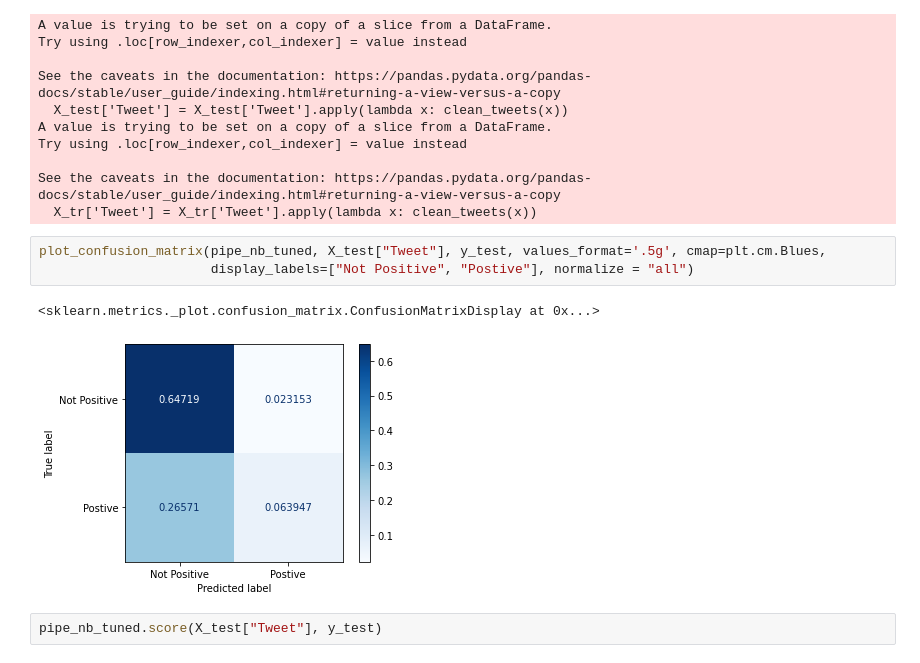
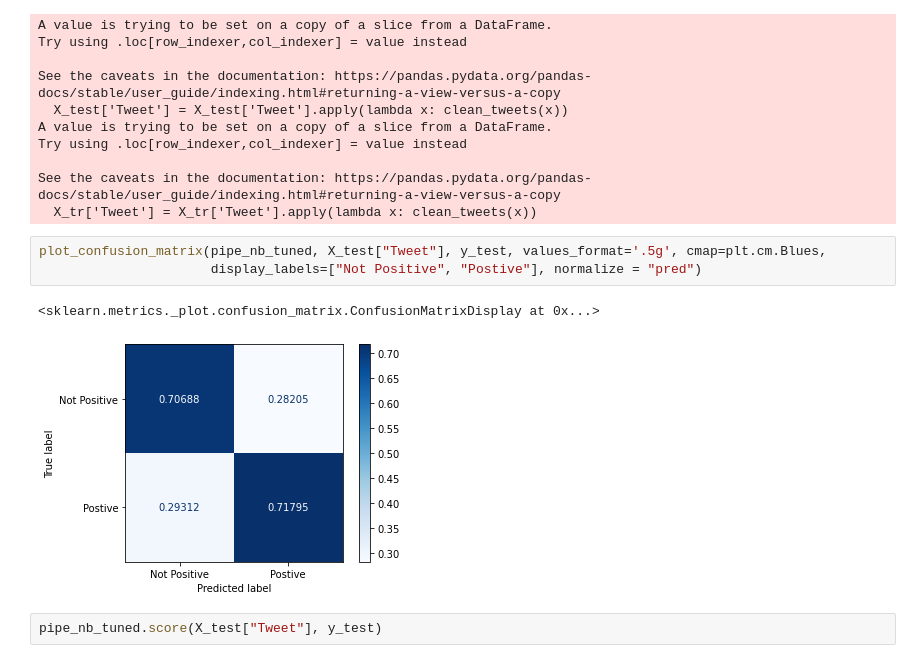
Before and after one commit to ElyLin/SentimentAnalysisProject, a Jupyter notebook: SentimentAnalysis.ipynb, the cells around one changed output. Saved outputs shown, nothing was run; the diff lists cells and outputs as text.

```diff
--- a/SentimentAnalysis.ipynb
+++ b/SentimentAnalysis.ipynb
@@ -1108,10 +1109,10 @@ See the caveats in the documentation: https://pandas.pydata.org/pandas-docs/stab
   X_tr['Tweet'] = X_tr['Tweet'].apply(lambda x: clean_tweets(x))
 # %%
 plot_confusion_matrix(pipe_nb_tuned, X_test["Tweet"], y_test, values_format='.5g', cmap=plt.cm.Blues,
-                      display_labels=["Not Positive", "Postive"], normalize = "all")
+                      display_labels=["Not Positive", "Postive"], normalize = "pred")
 # %% [output]
 <sklearn.metrics._plot.confusion_matrix.ConfusionMatrixDisplay at 0x...>
-[figure, old version]
+[figure, new version]
 # %%
 pipe_nb_tuned.score(X_test["Tweet"], y_test)
 # %% [output]
```
Also changed, not shown: parts of 9 cells of this notebook, 1 other file.
